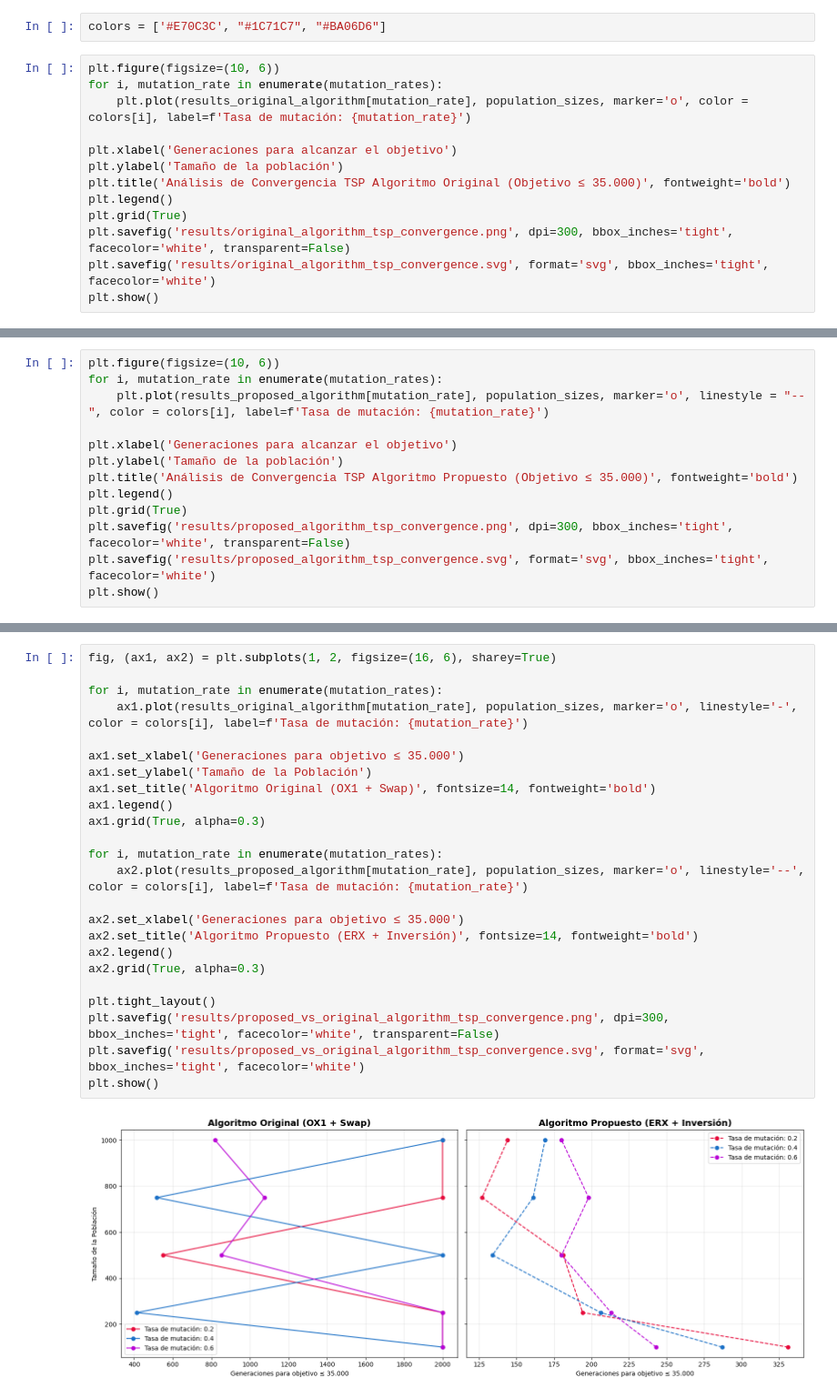
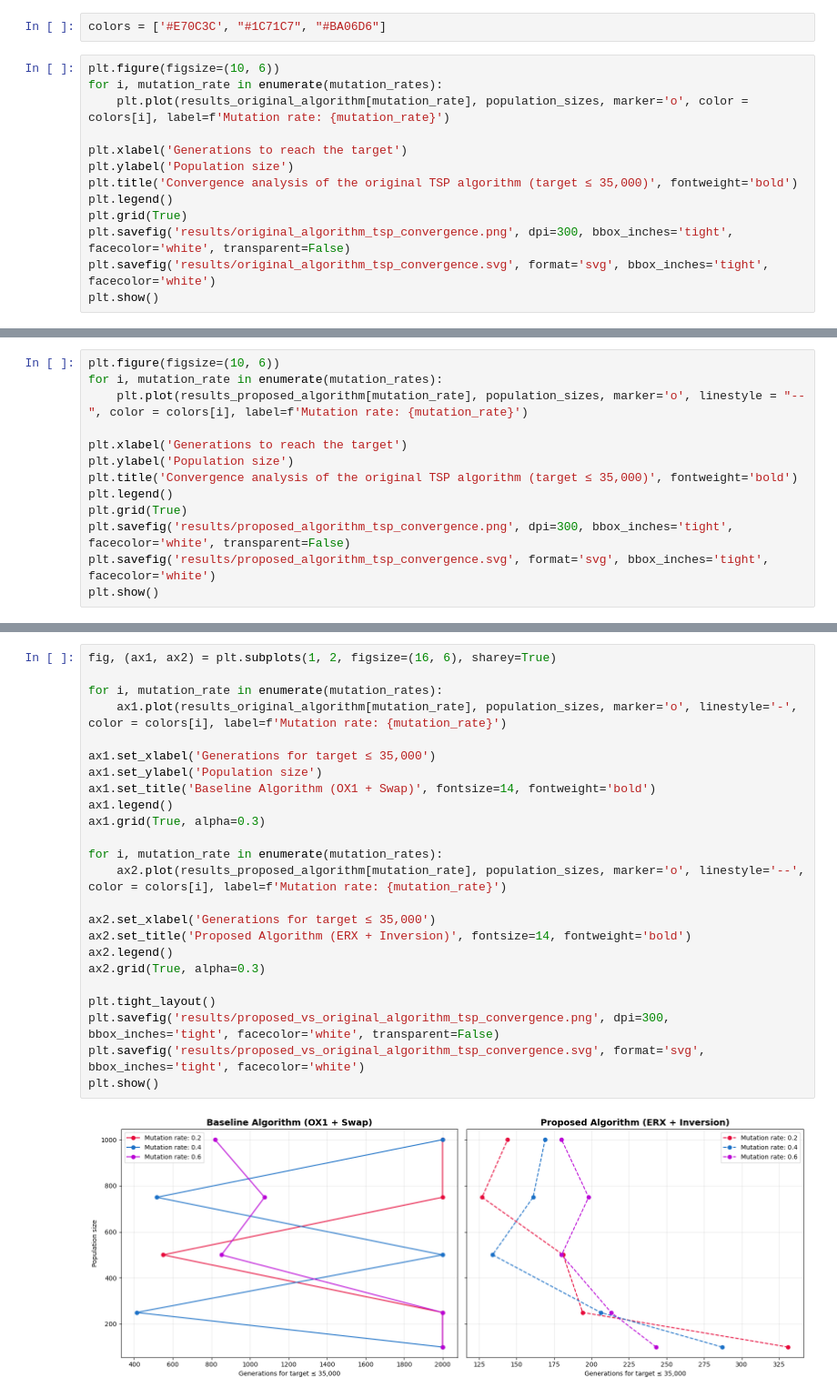
Before and after one commit to javierruanohdez/tsp-genetic-algorithm, a Jupyter notebook: TSP.ipynb, the cells around one changed output, grey strips where cells are left out. Shown at 91% size. Saved outputs shown, nothing was run; the diff lists cells and outputs as text.

```diff
--- a/TSP.ipynb
+++ b/TSP.ipynb
@@ -153,11 +153,11 @@ colors = ['#E70C3C', "#1C71C7", "#BA06D6"]
 # %%
 plt.figure(figsize=(10, 6))
 for i, mutation_rate in enumerate(mutation_rates):
-    plt.plot(results_original_algorithm[mutation_rate], population_sizes, marker='o', color = colors[i], label=f'Tasa de mutación: {mutation_rate}')
+    plt.plot(results_original_algorithm[mutation_rate], population_sizes, marker='o', color = colors[i], label=f'Mutation rate: {mutation_rate}')
 
-plt.xlabel('Generaciones para alcanzar el objetivo')
-plt.ylabel('Tamaño de la población')
-plt.title('Análisis de Convergencia TSP Algoritmo Original (Objetivo ≤ 35.000)', fontweight='bold')
+plt.xlabel('Generations to reach the target')
+plt.ylabel('Population size')
+plt.title('Convergence analysis of the original TSP algorithm (target ≤ 35,000)', fontweight='bold')
 plt.legend()
 plt.grid(True)
 plt.savefig('results/original_algorithm_tsp_convergence.png', dpi=300, bbox_inches='tight', facecolor='white', transparent=False)
@@ -168,11 +168,11 @@ plt.show()
 # %%
 plt.figure(figsize=(10, 6))
 for i, mutation_rate in enumerate(mutation_rates):
-    plt.plot(results_proposed_algorithm[mutation_rate], population_sizes, marker='o', linestyle = "--", color = colors[i], label=f'Tasa de mutación: {mutation_rate}')
+    plt.plot(results_proposed_algorithm[mutation_rate], population_sizes, marker='o', linestyle = "--", color = colors[i], label=f'Mutation rate: {mutation_rate}')
 
-plt.xlabel('Generaciones para alcanzar el objetivo')
-plt.ylabel('Tamaño de la población')
-plt.title('Análisis de Convergencia TSP Algoritmo Propuesto (Objetivo ≤ 35.000)', fontweight='bold')
+plt.xlabel('Generations to reach the target')
+plt.ylabel('Population size')
+plt.title('Convergence analysis of the original TSP algorithm (target ≤ 35,000)', fontweight='bold')
 plt.legend()
 plt.grid(True)
 plt.savefig('results/proposed_algorithm_tsp_convergence.png', dpi=300, bbox_inches='tight', facecolor='white', transparent=False)
@@ -183,26 +183,26 @@ plt.show()
 # %%
 fig, (ax1, ax2) = plt.subplots(1, 2, figsize=(16, 6), sharey=True)
 
 for i, mutation_rate in enumerate(mutation_rates):
-    ax1.plot(results_original_algorithm[mutation_rate], population_sizes, marker='o', linestyle='-', color = colors[i], label=f'Tasa de mutación: {mutation_rate}')
+    ax1.plot(results_original_algorithm[mutation_rate], population_sizes, marker='o', linestyle='-', color = colors[i], label=f'Mutation rate: {mutation_rate}')
 
-ax1.set_xlabel('Generaciones para objetivo ≤ 35.000')
-ax1.set_ylabel('Tamaño de la Población')
-ax1.set_title('Algoritmo Original (OX1 + Swap)', fontsize=14, fontweight='bold')
+ax1.set_xlabel('Generations for target ≤ 35,000')
+ax1.set_ylabel('Population size')
+ax1.set_title('Baseline Algorithm (OX1 + Swap)', fontsize=14, fontweight='bold')
 ax1.legend()
 ax1.grid(True, alpha=0.3)
 
 for i, mutation_rate in enumerate(mutation_rates):
-    ax2.plot(results_proposed_algorithm[mutation_rate], population_sizes, marker='o', linestyle='--', color = colors[i], label=f'Tasa de mutación: {mutation_rate}')
+    ax2.plot(results_proposed_algorithm[mutation_rate], population_sizes, marker='o', linestyle='--', color = colors[i], label=f'Mutation rate: {mutation_rate}')
 
-ax2.set_xlabel('Generaciones para objetivo ≤ 35.000')
-ax2.set_title('Algoritmo Propuesto (ERX + Inversión)', fontsize=14, fontweight='bold')
+ax2.set_xlabel('Generations for target ≤ 35,000')
+ax2.set_title('Proposed Algorithm (ERX + Inversion)', fontsize=14, fontweight='bold')
 ax2.legend()
 ax2.grid(True, alpha=0.3)
 
 plt.tight_layout()
 plt.savefig('results/proposed_vs_original_algorithm_tsp_convergence.png', dpi=300, bbox_inches='tight', facecolor='white', transparent=False)
 plt.savefig('results/proposed_vs_original_algorithm_tsp_convergence.svg', format='svg', bbox_inches='tight', facecolor='white')
 plt.show()
 # %% [output]
-[figure, old version]
+[figure, new version]
```
Also changed, not shown: parts of 2 cells of this notebook, 14 other files.
